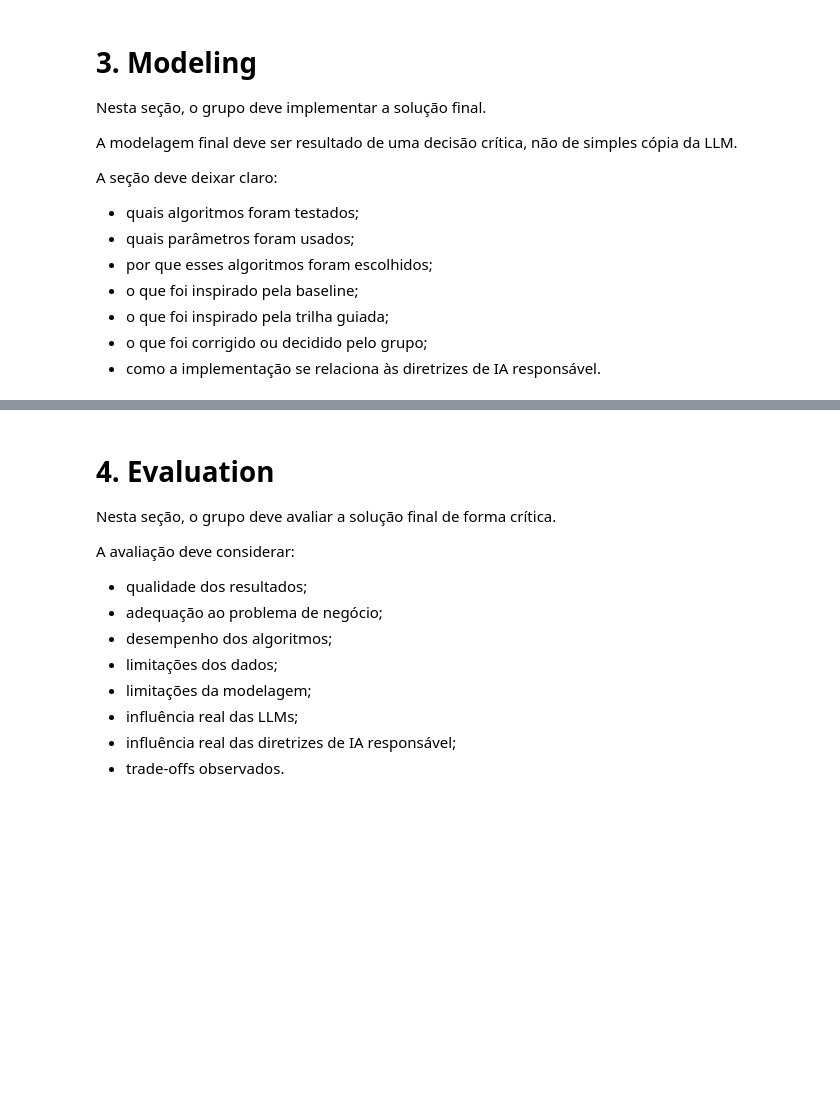
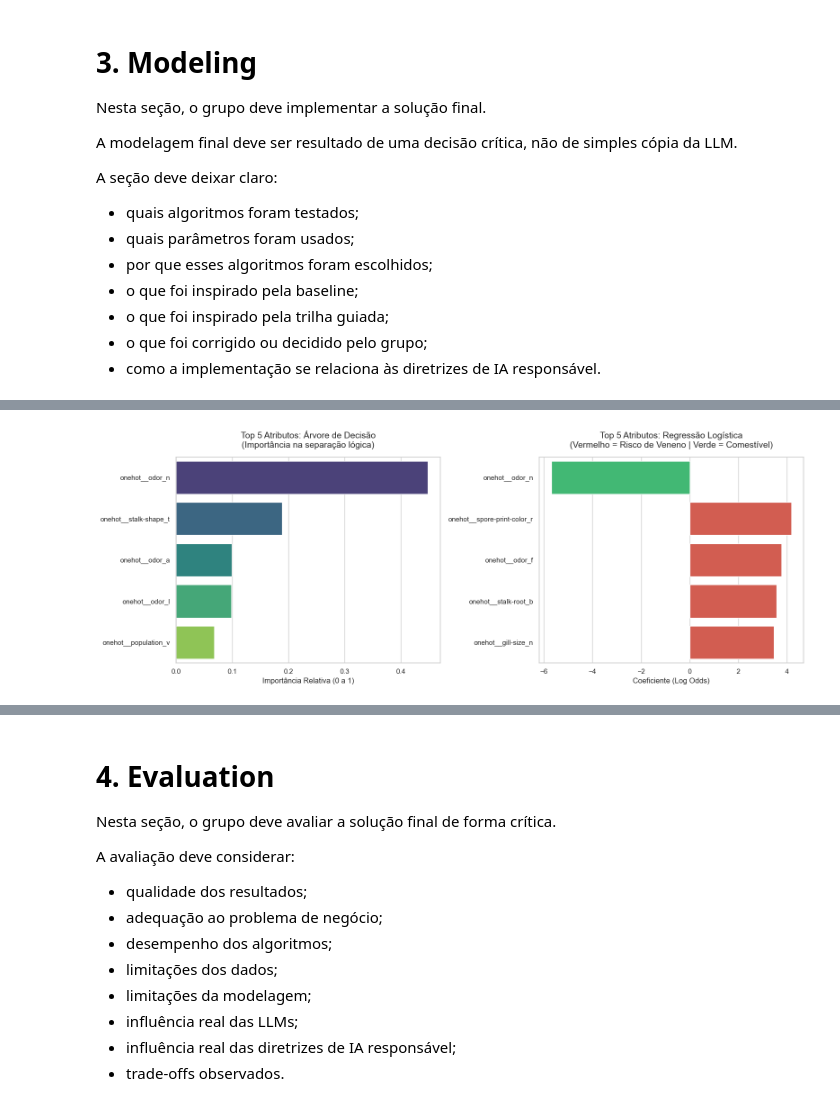
Before and after one commit to DaviOSad/Mushroom-Classification, a Jupyter notebook: TP3_Fase3_Grupo11.ipynb, the cells around one changed output, grey strips where cells are left out. Cells and saved outputs as stored; diff of their text form; code cells hidden in the pictures; blank space fills up the shorter version.

```diff
--- a/TP3_Fase3_Grupo11.ipynb
+++ b/TP3_Fase3_Grupo11.ipynb
@@ -888,0 +702,17 @@ Prefira afirmações verificáveis:
+# %%
+# Parâmetros de Segurança
+LIMIAR_DECISAO = 0.02
+PESOS_CLASSES = {0: 1, 1: 20} # 0 = Comestível, 1 = Venenoso
+
+# Instanciação dos Modelos "Caixa-Branca"
+modelos = {
+    'DecisionTree': DecisionTreeClassifier(
+        class_weight=PESOS_CLASSES,
+        random_state=42
+    ),
+    'LogisticRegression': LogisticRegression(
+        class_weight=PESOS_CLASSES,
+        random_state=42,
+        max_iter=1000
+    )
+}
@@ -888,0 +934,52 @@ Prefira afirmações verificáveis:
+# %%
+import matplotlib.pyplot as plt
+import seaborn as sns
+
+# Configuração visual global
+sns.set_theme(style="whitegrid")
+fig, axes = plt.subplots(1, 2, figsize=(16, 6))
+
+# --- GRÁFICO 1: Árvore de Decisão ---
+# Pegamos os 5 atributos mais importantes extraídos anteriormente
+top_dt = df_importancias.head(5)
+
+sns.barplot(
+    data=top_dt,
+    x='Importância Relativa',
+    y='Atributo Transformado',
+    hue='Atributo Transformado',
+    palette='viridis',
+    legend=False,
+    ax=axes[0]
+)
+axes[0].set_title('Top 5 Atributos: Árvore de Decisão\n(Importância na separação lógica)', fontsize=14, pad=15)
+axes[0].set_xlabel('Importância Relativa (0 a 1)', fontsize=12)
+axes[0].set_ylabel('')
+axes[0].tick_params(axis='y', labelsize=11)
+
+# --- GRÁFICO 2: Regressão Logística ---
+# Pegamos os 5 atributos de maior impacto absoluto, mas plotamos o valor real (Log Odds)
+top_lr = df_coeficientes.head(5)
+
+# Lógica de cores: Verde para indicadores de segurança (negativos) e Vermelho para perigo (positivos)
+cores_lr = ['#2ecc71' if val < 0 else '#e74c3c' for val in top_lr['Coeficiente (Log Odds)']]
+
+sns.barplot(
+    data=top_lr,
+    x='Coeficiente (Log Odds)',
+    y='Atributo Transformado',
+    palette=cores_lr,
+    hue='Atributo Transformado',
+    legend=False,
+    ax=axes[1]
+)
+axes[1].set_title('Top 5 Atributos: Regressão Logística\n(Vermelho = Risco de Veneno | Verde = Comestível)', fontsize=14, pad=15)
+axes[1].set_xlabel('Coeficiente (Log Odds)', fontsize=12)
+axes[1].set_ylabel('')
+axes[1].tick_params(axis='y', labelsize=11)
+
+# Ajuste de layout e exibição
+plt.tight_layout()
+plt.show()
+# %% [output]
+[figure, added]
```
Also changed, not shown: parts of 23 cells of this notebook, 2 other files.
